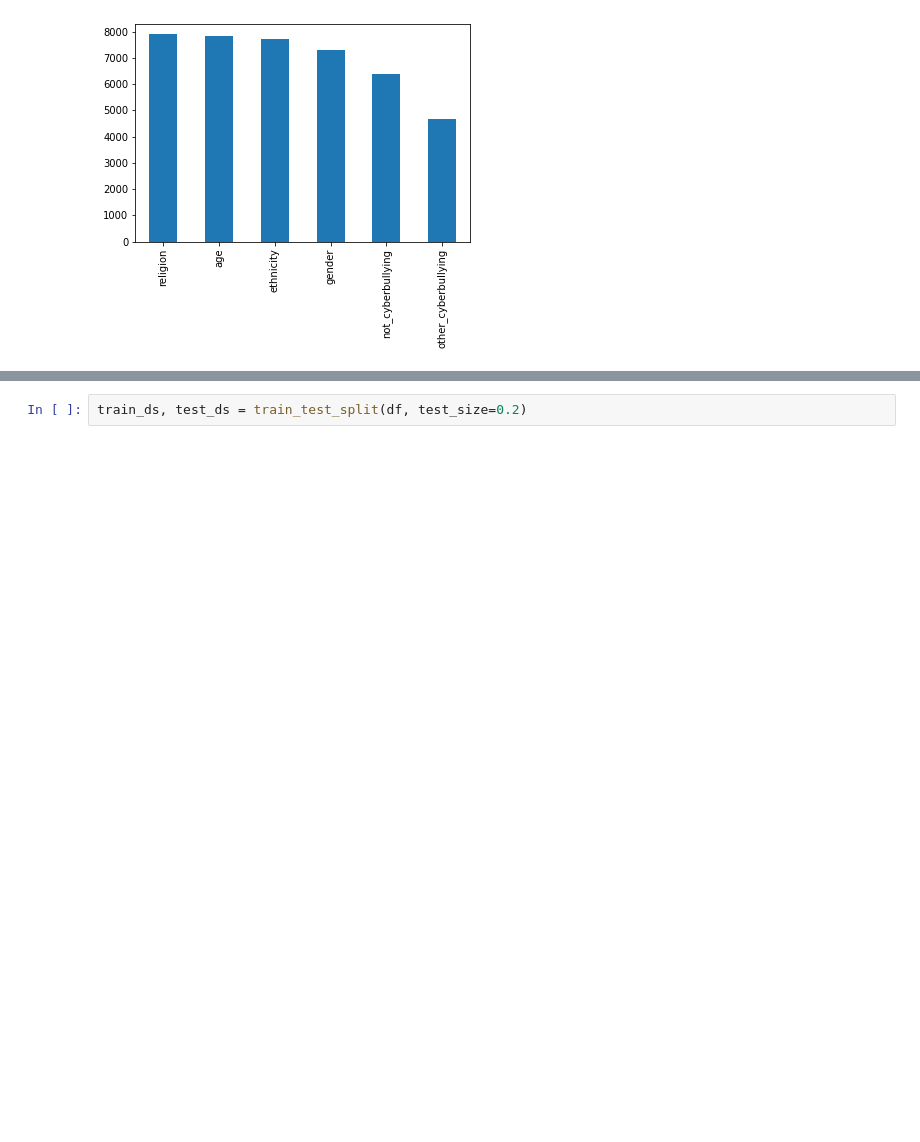
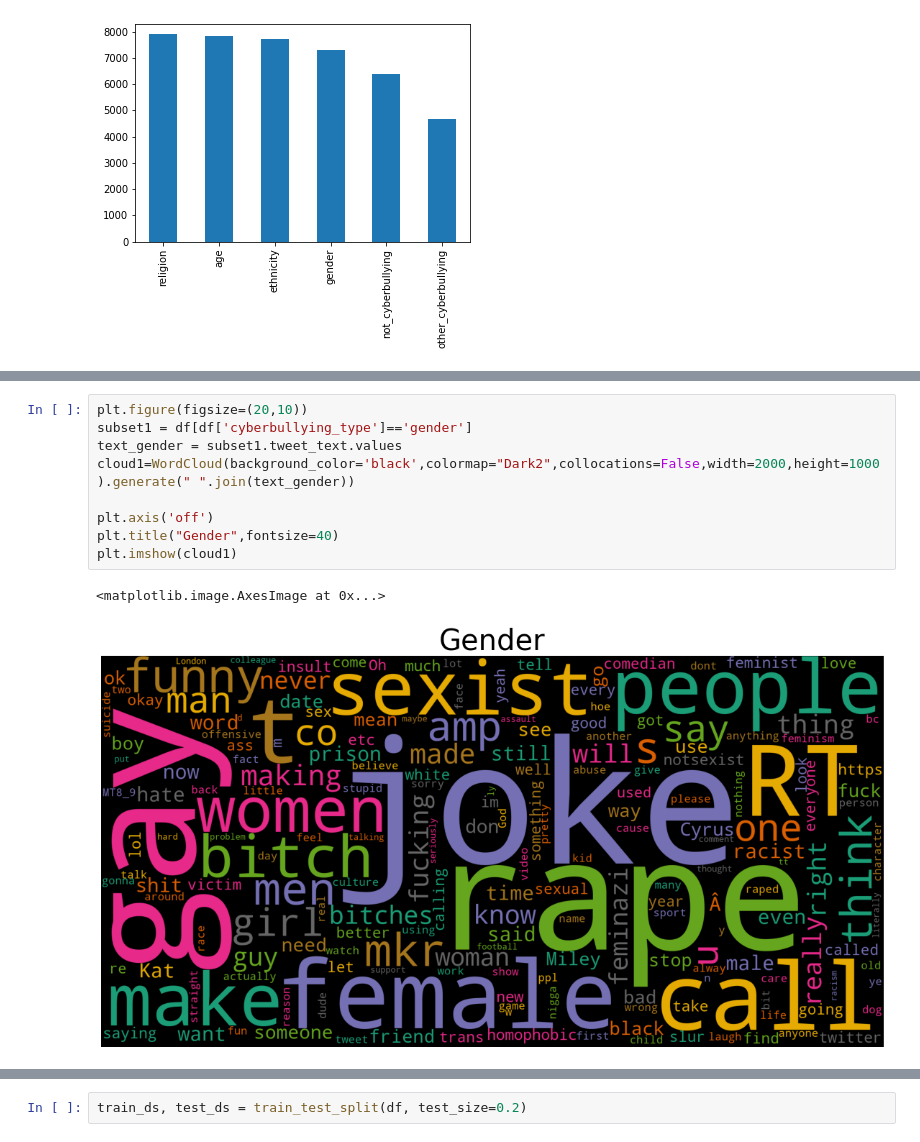
Before and after one commit to lorebianchi98/CyberBullying-Classification, a Jupyter notebook: 0.Data_preprocessing.ipynb, the cells around one changed output, grey strips where cells are left out. Drawn from its saved outputs; the diff is of its cells as text; blank space fills up the shorter version.

```diff
--- a/0.Data_preprocessing.ipynb
+++ b/0.Data_preprocessing.ipynb
@@ -272,0 +304,12 @@ Name: cyberbullying_type, dtype: int64
+# %%
+plt.figure(figsize=(20,10))
+subset1 = df[df['cyberbullying_type']=='gender']
+text_gender = subset1.tweet_text.values
+cloud1=WordCloud(background_color='black',colormap="Dark2",collocations=False,width=2000,height=1000).generate(" ".join(text_gender))
+
+plt.axis('off')
+plt.title("Gender",fontsize=40)
+plt.imshow(cloud1)
+# %% [output]
+<matplotlib.image.AxesImage at 0x...>
+[figure, added]
```
Also changed, not shown: parts of 10 cells of this notebook.
